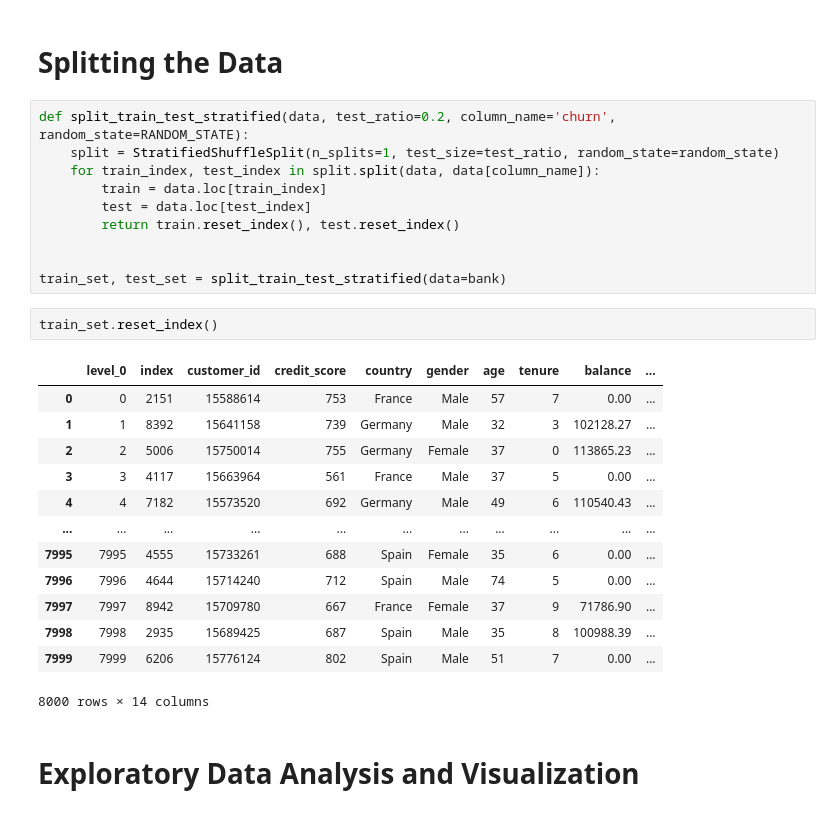
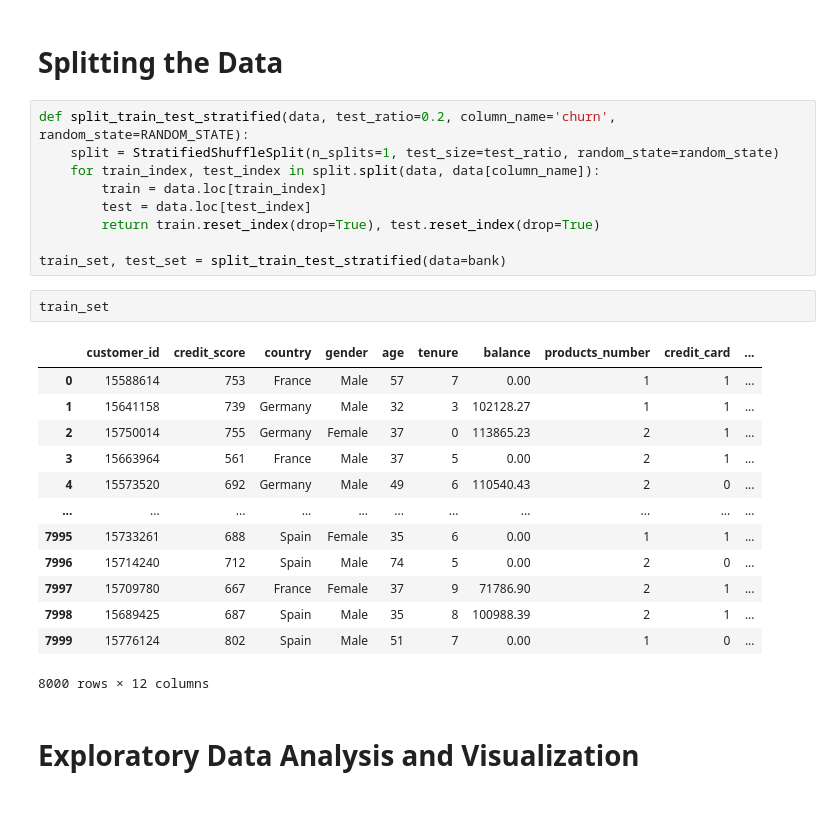
Before and after one commit to EitanKats/ML-project, a Jupyter notebook: Bank Churn.ipynb, the cells around one changed output. Saved outputs shown, nothing was run; the diff lists cells and outputs as text.

```diff
--- a/Bank Churn.ipynb
+++ b/Bank Churn.ipynb
@@ -127,26 +127,25 @@ def split_train_test_stratified(data, test_ratio=0.2, column_name='churn', rando
     for train_index, test_index in split.split(data, data[column_name]):
         train = data.loc[train_index]
         test = data.loc[test_index]
-        return train.reset_index(), test.reset_index()
-
+        return train.reset_index(drop=True), test.reset_index(drop=True)
 
 train_set, test_set = split_train_test_stratified(data=bank)
 # %%
-train_set.reset_index()
+train_set
 # %% [output]
-|  | level_0 | index | customer_id | credit_score | country | gender | age | tenure | balance | ... |
-| 0 | 0 | 2151 | 15588614 | 753 | France | Male | 57 | 7 | 0.00 | ... |
-| 1 | 1 | 8392 | 15641158 | 739 | Germany | Male | 32 | 3 | 102128.27 | ... |
-| 2 | 2 | 5006 | 15750014 | 755 | Germany | Female | 37 | 0 | 113865.23 | ... |
-| 3 | 3 | 4117 | 15663964 | 561 | France | Male | 37 | 5 | 0.00 | ... |
-| 4 | 4 | 7182 | 15573520 | 692 | Germany | Male | 49 | 6 | 110540.43 | ... |
+|  | customer_id | credit_score | country | gender | age | tenure | balance | products_number | credit_card | ... |
+| 0 | 15588614 | 753 | France | Male | 57 | 7 | 0.00 | 1 | 1 | ... |
+| 1 | 15641158 | 739 | Germany | Male | 32 | 3 | 102128.27 | 1 | 1 | ... |
+| 2 | 15750014 | 755 | Germany | Female | 37 | 0 | 113865.23 | 2 | 1 | ... |
+| 3 | 15663964 | 561 | France | Male | 37 | 5 | 0.00 | 2 | 1 | ... |
+| 4 | 15573520 | 692 | Germany | Male | 49 | 6 | 110540.43 | 2 | 0 | ... |
 | ... | ... | ... | ... | ... | ... | ... | ... | ... | ... | ... |
-| 7995 | 7995 | 4555 | 15733261 | 688 | Spain | Female | 35 | 6 | 0.00 | ... |
-| 7996 | 7996 | 4644 | 15714240 | 712 | Spain | Male | 74 | 5 | 0.00 | ... |
-| 7997 | 7997 | 8942 | 15709780 | 667 | France | Female | 37 | 9 | 71786.90 | ... |
-| 7998 | 7998 | 2935 | 15689425 | 687 | Spain | Male | 35 | 8 | 100988.39 | ... |
-| 7999 | 7999 | 6206 | 15776124 | 802 | Spain | Male | 51 | 7 | 0.00 | ... |
+| 7995 | 15733261 | 688 | Spain | Female | 35 | 6 | 0.00 | 1 | 1 | ... |
+| 7996 | 15714240 | 712 | Spain | Male | 74 | 5 | 0.00 | 2 | 0 | ... |
+| 7997 | 15709780 | 667 | France | Female | 37 | 9 | 71786.90 | 2 | 1 | ... |
+| 7998 | 15689425 | 687 | Spain | Male | 35 | 8 | 100988.39 | 2 | 1 | ... |
+| 7999 | 15776124 | 802 | Spain | Male | 51 | 7 | 0.00 | 1 | 0 | ... |
-8000 rows × 14 columns
+8000 rows × 12 columns
 # %% [markdown]
 # Exploratory Data Analysis and Visualization
 # %% [markdown]
```
Also changed, not shown: parts of 49 cells of this notebook.
